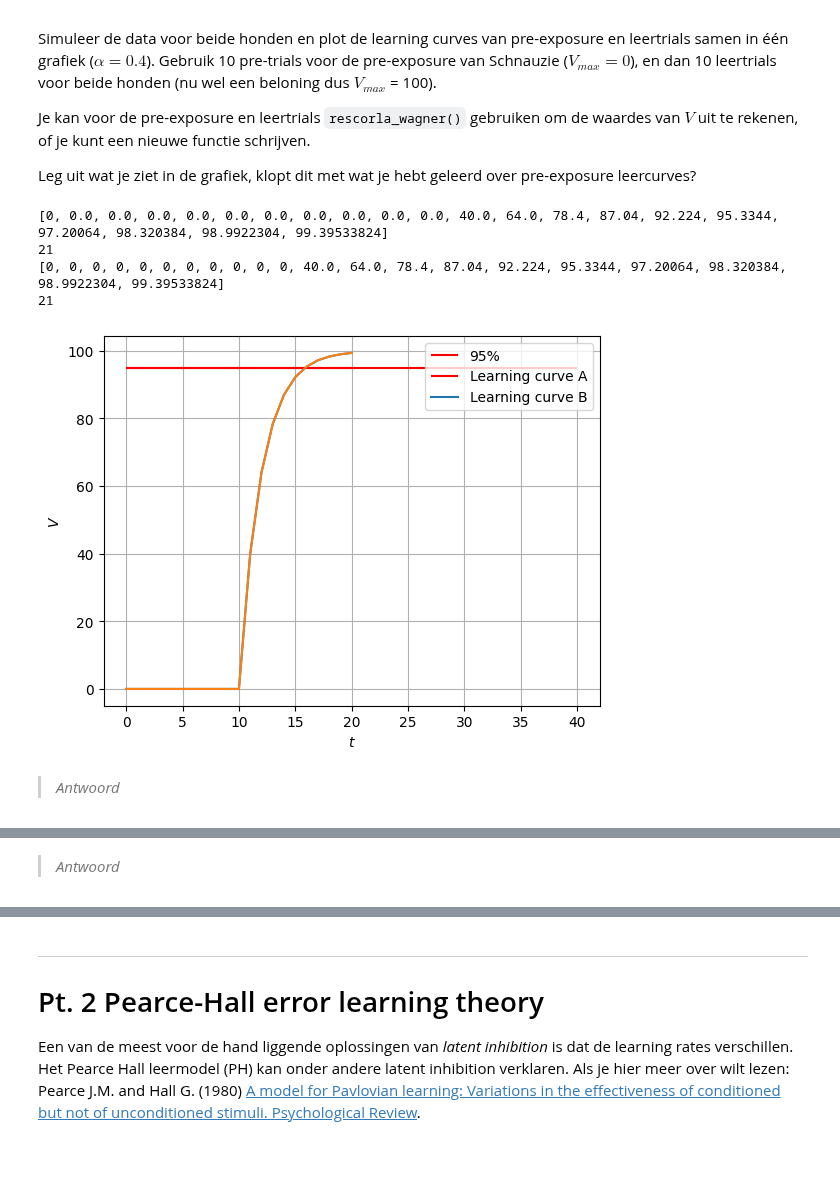
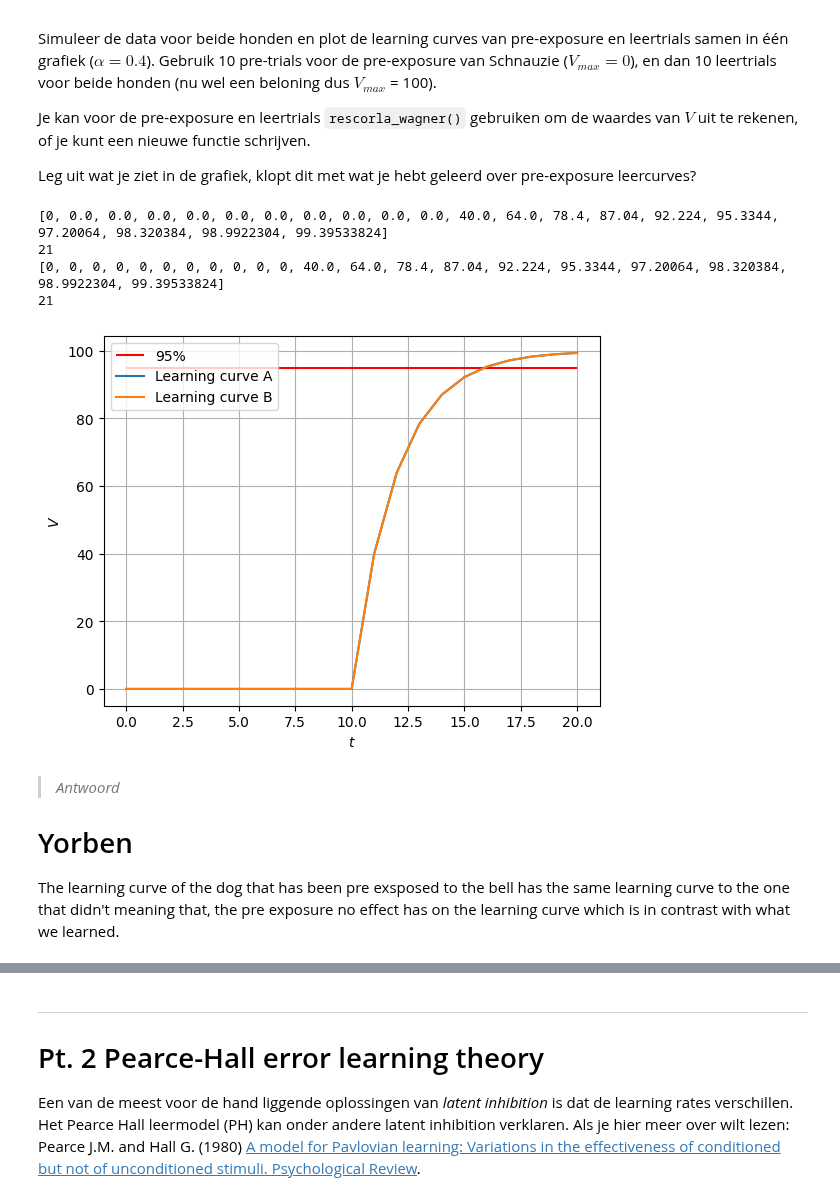
Before and after one commit to YorbenKoolhaas/cogmod, a Jupyter notebook: hw1/Assignment_1.ipynb, the cells around one changed output, grey strips where cells are left out. Saved outputs shown, nothing was run; the diff lists cells and outputs as text; code cells hidden in the pictures; blank space fills up the shorter version.

```diff
--- a/hw1/Assignment_1.ipynb
+++ b/hw1/Assignment_1.ipynb
@@ -398,37 +398,41 @@ def rescorla_wagner_latent(alpha, v_start, v_max, trials, latent_trials, latent_
     delta_list = [0] # list with delta V_0
     for i in range(trials):
         if i < latent_trials:
             #3 calculate ∆V_t
             deltav_t = alpha * (latent_v_max - v_list[-1])
         else:
             #3 calculate ∆V_t
             deltav_t = alpha * (v_max - v_list[-1])
         #4 store ∆V_t in list ∆Vs
         delta_list.append(deltav_t)
         #1 calculate V_t
         v_t = v_list[-1] + delta_list[-1]
         #2 store V_t in list Vs
         v_list.append(v_t)
     return (v_list, delta_list)
 
-plt.hlines(95,0,40, colors='r')
+
 v_list_sh, delta_list_sh = rescorla_wagner_latent(0.4, 0, 100, 20, 10, 0)
 v_list_bello_data, delta_list_bello_data = rescorla_wagner(0.4, 0, 100, 10)
 print(v_list_sh)
 print(len(v_list_sh))
 v_list_bello =  [0 for i in range(10)] + v_list_bello_data
 print(v_list_bello)
 print(len(v_list_bello))
+test = [0 for i in range(21)
+]
 plt.hlines(95,0,20, colors='r')
 plot_trials( r"$t$", r"$V$", ['95%', 'Learning curve A', 'Learning curve B'], v_list_sh, v_list_bello)
 # %% [output]
 [0, 0.0, 0.0, 0.0, 0.0, 0.0, 0.0, 0.0, 0.0, 0.0, 0.0, 40.0, 64.0, 78.4, 87.04, 92.224, 95.3344, 97.20064, 98.320384, 98.9922304, 99.39533824]
 21
 [0, 0, 0, 0, 0, 0, 0, 0, 0, 0, 0, 40.0, 64.0, 78.4, 87.04, 92.224, 95.3344, 97.20064, 98.320384, 98.9922304, 99.39533824]
 21
-[figure, old version]
+[figure, new version]
-# %% [markdown]
-> *Antwoord*
+# %% [markdown]
+> *Antwoord*
+# Yorben
+The learning curve of the dog that has been pre exsposed to the bell has the same learning curve to the one that didn't meaning that, the pre exposure no effect has on the learning curve which is in contrast with what we learned.
 # %% [markdown]
 ### Q5.b (4 punten)
 
@@ -437,5 +441,3 @@ Hier de data van een echt pre-exposure effect:
 
 
 Hoe verschillen jouw learning curves met die van een echt pre-exposure effect? Wat is daar een mogelijke verklaring voor? Hoe zou jij het Rescorla-Wagner model aanpassen om dit te ondervangen?
-# %% [markdown]
-> *Antwoord*
```
Also changed, not shown: parts of 5 cells of this notebook.
